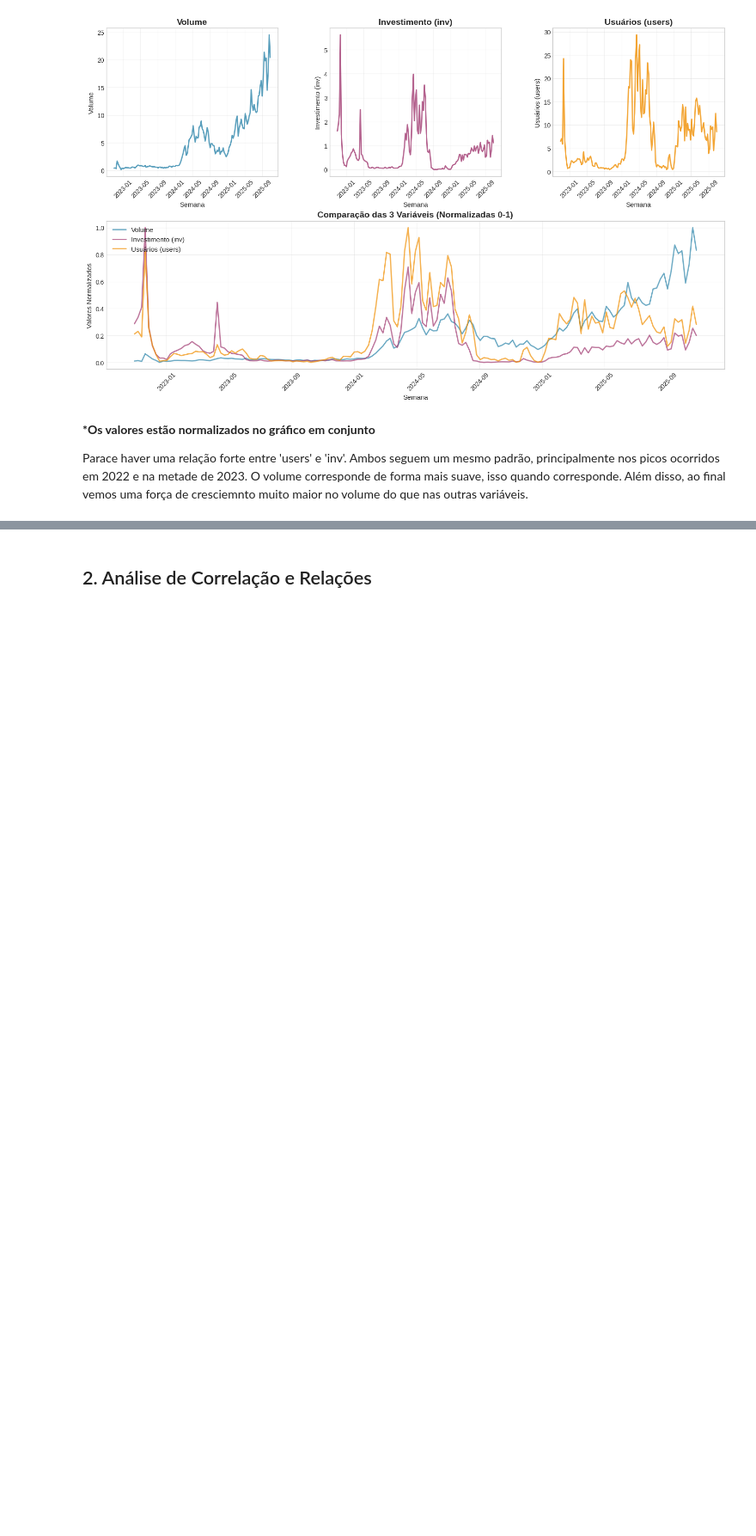
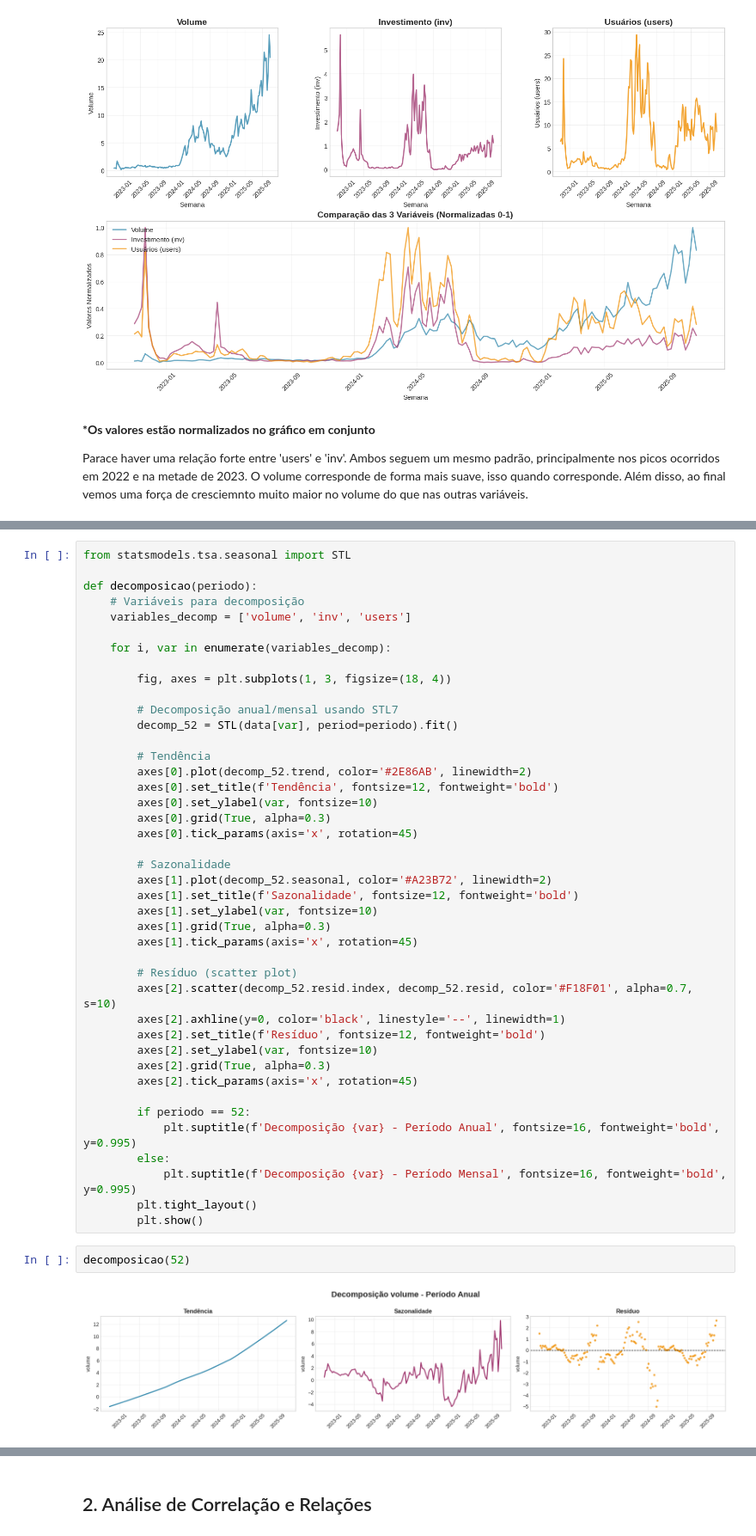
Before and after one commit to PedroPHC25/Time-Series-A1, a Jupyter notebook: analise_exploratoria.ipynb, the cells around one changed output, grey strips where cells are left out. Shown at 86% size. Drawn from its saved outputs; the diff is of its cells as text; blank space fills up the shorter version.

```diff
--- a/analise_exploratoria.ipynb
+++ b/analise_exploratoria.ipynb
@@ -131,0 +190,46 @@ Parace haver uma relação forte entre 'users' e 'inv'. Ambos seguem um mesmo pa
+# %%
+from statsmodels.tsa.seasonal import STL
+
+def decomposicao(periodo):
+    # Variáveis para decomposição
+    variables_decomp = ['volume', 'inv', 'users']
+
+    for i, var in enumerate(variables_decomp):
+
+        fig, axes = plt.subplots(1, 3, figsize=(18, 4))
+
+        # Decomposição anual/mensal usando STL7
+        decomp_52 = STL(data[var], period=periodo).fit()
+
+        # Tendência
+        axes[0].plot(decomp_52.trend, color='#2E86AB', linewidth=2)
+        axes[0].set_title(f'Tendência', fontsize=12, fontweight='bold')
+        axes[0].set_ylabel(var, fontsize=10)
+        axes[0].grid(True, alpha=0.3)
+        axes[0].tick_params(axis='x', rotation=45)
+
+        # Sazonalidade
+        axes[1].plot(decomp_52.seasonal, color='#A23B72', linewidth=2)
+        axes[1].set_title(f'Sazonalidade', fontsize=12, fontweight='bold')
+        axes[1].set_ylabel(var, fontsize=10)
+        axes[1].grid(True, alpha=0.3)
+        axes[1].tick_params(axis='x', rotation=45)
+
+        # Resíduo (scatter plot)
+        axes[2].scatter(decomp_52.resid.index, decomp_52.resid, color='#F18F01', alpha=0.7, s=10)
+        axes[2].axhline(y=0, color='black', linestyle='--', linewidth=1)
+        axes[2].set_title(f'Resíduo', fontsize=12, fontweight='bold')
+        axes[2].set_ylabel(var, fontsize=10)
+        axes[2].grid(True, alpha=0.3)
+        axes[2].tick_params(axis='x', rotation=45)
+
+        if periodo == 52:
+            plt.suptitle(f'Decomposição {var} - Período Anual', fontsize=16, fontweight='bold', y=0.995)
+        else:
+            plt.suptitle(f'Decomposição {var} - Período Mensal', fontsize=16, fontweight='bold', y=0.995)
+        plt.tight_layout()
+        plt.show()
+# %%
+decomposicao(52)
+# %% [output]
+[figure, added]
```
Also changed, not shown: parts of 19 cells of this notebook.
